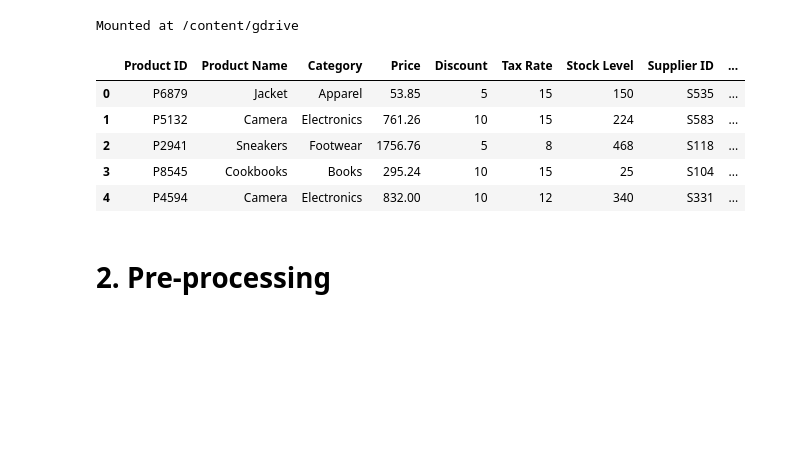
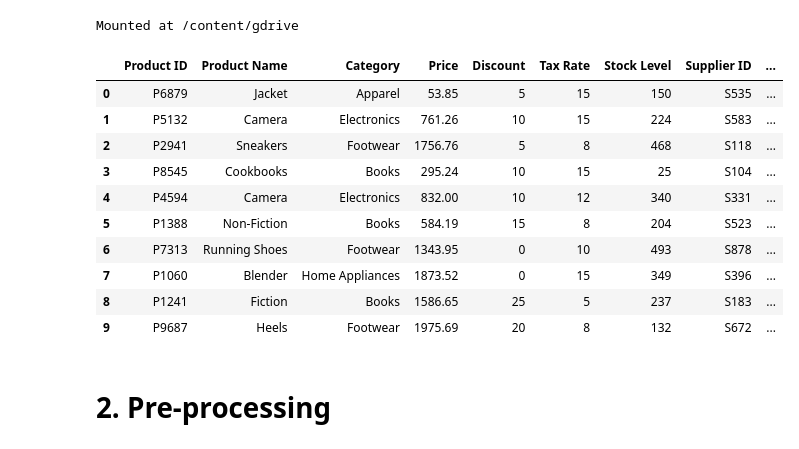
Before and after one commit to nonUser00/Prediksi-Pembelian-Produk, a Jupyter notebook: main_app.ipynb, the cells around one changed output. Drawn from its saved outputs; the diff is of its cells as text; code cells hidden in the pictures; blank space fills up the shorter version.

```diff
--- a/main_app.ipynb
+++ b/main_app.ipynb
@@ -6,15 +8,22 @@ drive.mount('/content/gdrive')
 # %% [output]
 Mounted at /content/gdrive
 # %%
+# import dataset yang akan di proses
+
 import pandas as pd
 df = pd.read_csv("/content/gdrive/MyDrive/Python/Prediksi-Pembelian-Produk/diversified_ecommerce_dataset.csv")
-df.head()
+df.head(10)
 # %% [output]
 |  | Product ID | Product Name | Category | Price | Discount | Tax Rate | Stock Level | Supplier ID | ... |
 | 0 | P6879 | Jacket | Apparel | 53.85 | 5 | 15 | 150 | S535 | ... |
 | 1 | P5132 | Camera | Electronics | 761.26 | 10 | 15 | 224 | S583 | ... |
 | 2 | P2941 | Sneakers | Footwear | 1756.76 | 5 | 8 | 468 | S118 | ... |
 | 3 | P8545 | Cookbooks | Books | 295.24 | 10 | 15 | 25 | S104 | ... |
 | 4 | P4594 | Camera | Electronics | 832.00 | 10 | 12 | 340 | S331 | ... |
+| 5 | P1388 | Non-Fiction | Books | 584.19 | 15 | 8 | 204 | S523 | ... |
+| 6 | P7313 | Running Shoes | Footwear | 1343.95 | 0 | 10 | 493 | S878 | ... |
+| 7 | P1060 | Blender | Home Appliances | 1873.52 | 0 | 15 | 349 | S396 | ... |
+| 8 | P1241 | Fiction | Books | 1586.65 | 25 | 5 | 237 | S183 | ... |
+| 9 | P9687 | Heels | Footwear | 1975.69 | 20 | 8 | 132 | S672 | ... |
 # %% [markdown]
 # 2. Pre-processing
```
Also changed, not shown: parts of 7 cells of this notebook.
